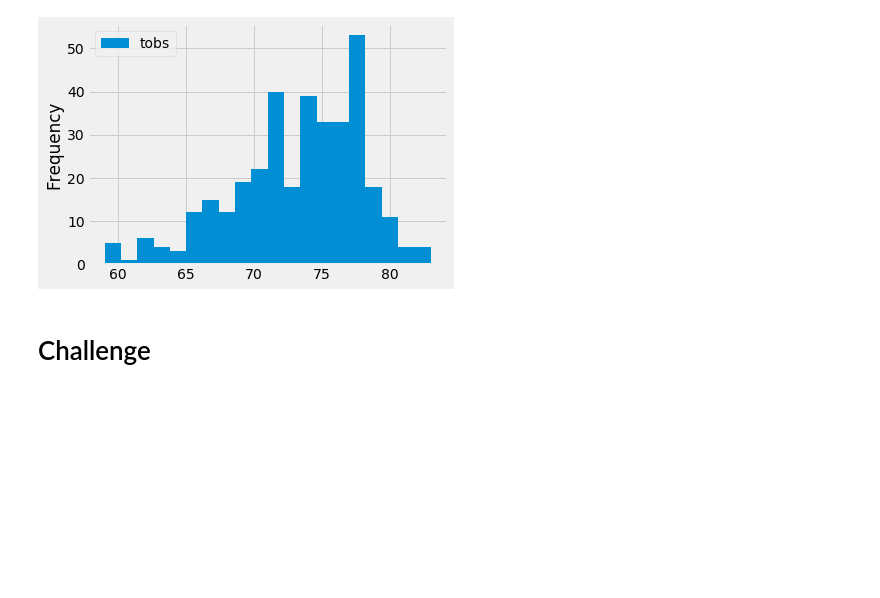
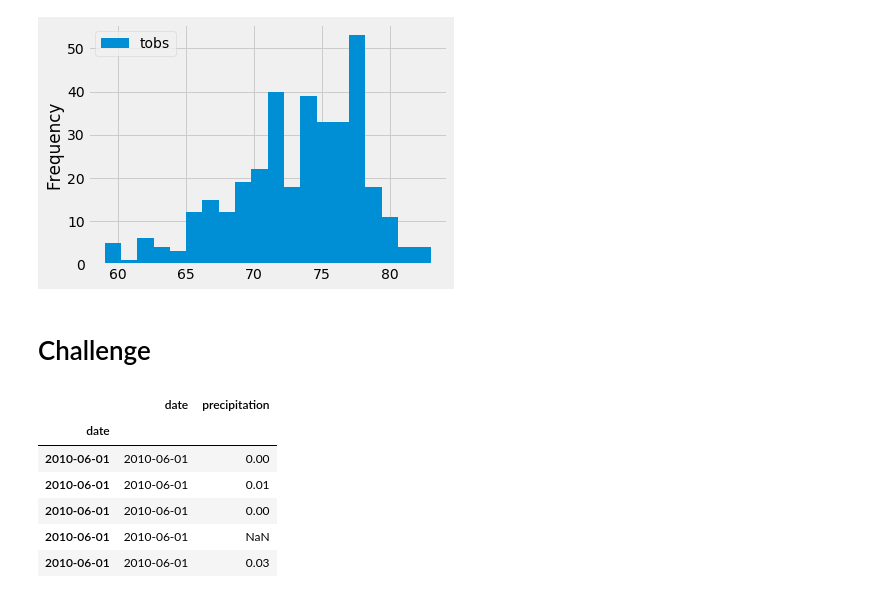
Before and after one commit to arodriguez82/Surfs_Up, a Jupyter notebook: climate_analysis.ipynb, the cells around one changed output. Drawn from its saved outputs; the diff is of its cells as text; code cells hidden in the pictures; blank space fills up the shorter version.

```diff
--- a/climate_analysis.ipynb
+++ b/climate_analysis.ipynb
@@ -123,3 +120,25 @@ plt.tight_layout()
 # and return the minimum, average, and maximum temperatures for that range of dates
 # %% [markdown]
 # Challenge
+# %%
+#1 June Statistical Data
+results = session.query(Measurement.date, Measurement.prcp).all()
+
+# Save the query results as a Pandas DataFrame and set the index to the date column
+
+df = pd.DataFrame(results, columns=['date', 'precipitation'])
+df = df[pd.to_datetime(df['date']).dt.month == 6]
+df.set_index(df['date'], inplace=True)
+
+# Sort the dataframe by date
+df = df.sort_index()
+df.head()
+#print(df.to_string(index=False))
+# %% [output]
+|  | date | precipitation |
+| date |  |  |
+| 2010-06-01 | 2010-06-01 | 0.00 |
+| 2010-06-01 | 2010-06-01 | 0.01 |
+| 2010-06-01 | 2010-06-01 | 0.00 |
+| 2010-06-01 | 2010-06-01 | NaN |
+| 2010-06-01 | 2010-06-01 | 0.03 |
```
Also changed, not shown: parts of 11 cells of this notebook, 9 other files.
